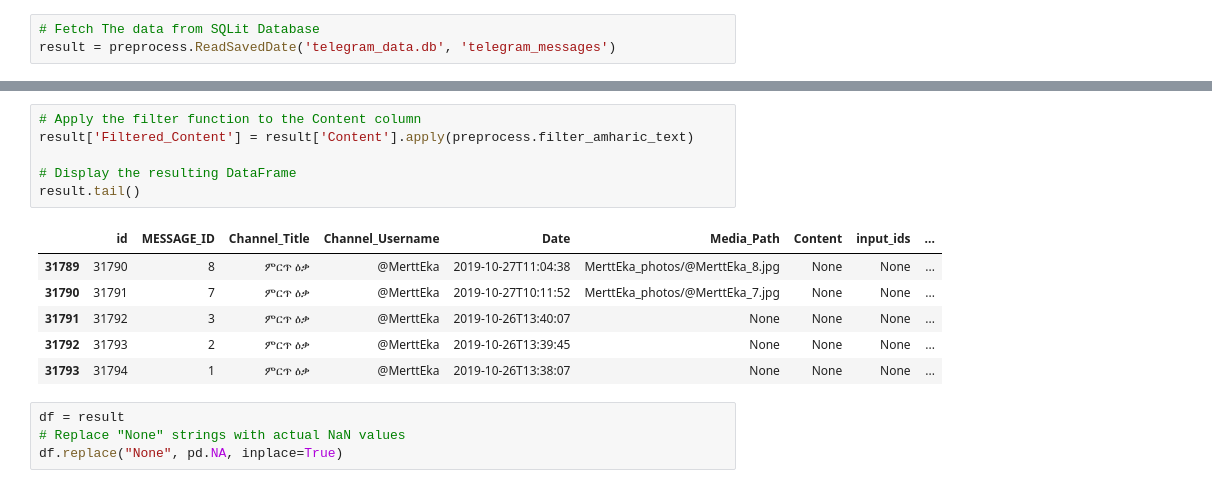
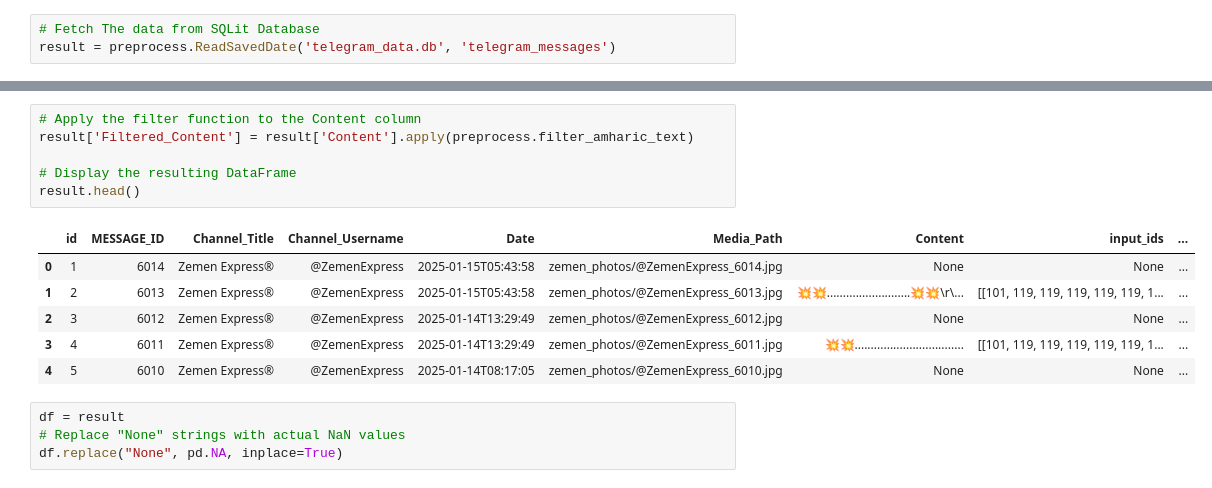
Before and after one commit to mubarek4566/amharic-ecommerce-data-extractor, a Jupyter notebook: notebooks/Main.ipynb, the cells around one changed output, grey strips where cells are left out. Saved outputs shown, nothing was run; the diff lists cells and outputs as text.

```diff
--- a/notebooks/Main.ipynb
+++ b/notebooks/Main.ipynb
@@ -78,16 +113,16 @@ result.head()
 # %%
 # Apply the filter function to the Content column
 result['Filtered_Content'] = result['Content'].apply(preprocess.filter_amharic_text)
 
 # Display the resulting DataFrame
-result.tail()
+result.head()
 # %% [output]
 |  | id | MESSAGE_ID | Channel_Title | Channel_Username | Date | Media_Path | Content | input_ids | ... |
-| 31789 | 31790 | 8 | ምርጥ ዕቃ | @MerttEka | 2019-10-27T11:04:38 | MerttEka_photos/@MerttEka_8.jpg | None | None | ... |
-| 31790 | 31791 | 7 | ምርጥ ዕቃ | @MerttEka | 2019-10-27T10:11:52 | MerttEka_photos/@MerttEka_7.jpg | None | None | ... |
-| 31791 | 31792 | 3 | ምርጥ ዕቃ | @MerttEka | 2019-10-26T13:40:07 | None | None | None | ... |
-| 31792 | 31793 | 2 | ምርጥ ዕቃ | @MerttEka | 2019-10-26T13:39:45 | None | None | None | ... |
-| 31793 | 31794 | 1 | ምርጥ ዕቃ | @MerttEka | 2019-10-26T13:38:07 | None | None | None | ... |
+| 0 | 1 | 6014 | Zemen Express® | @ZemenExpress | 2025-01-15T05:43:58 | zemen_photos/@ZemenExpress_6014.jpg | None | None | ... |
+| 1 | 2 | 6013 | Zemen Express® | @ZemenExpress | 2025-01-15T05:43:58 | zemen_photos/@ZemenExpress_6013.jpg | 💥💥..........................💥💥\r\... | [[101, 119, 119, 119, 119, 119, 1... | ... |
+| 2 | 3 | 6012 | Zemen Express® | @ZemenExpress | 2025-01-14T13:29:49 | zemen_photos/@ZemenExpress_6012.jpg | None | None | ... |
+| 3 | 4 | 6011 | Zemen Express® | @ZemenExpress | 2025-01-14T13:29:49 | zemen_photos/@ZemenExpress_6011.jpg | 💥💥.................................. | [[101, 119, 119, 119, 119, 119, 1... | ... |
+| 4 | 5 | 6010 | Zemen Express® | @ZemenExpress | 2025-01-14T08:17:05 | zemen_photos/@ZemenExpress_6010.jpg | None | None | ... |
 # %%
 df = result
 # Replace "None" strings with actual NaN values
```
Also changed, not shown: parts of 37 cells of this notebook, 3 other files.
